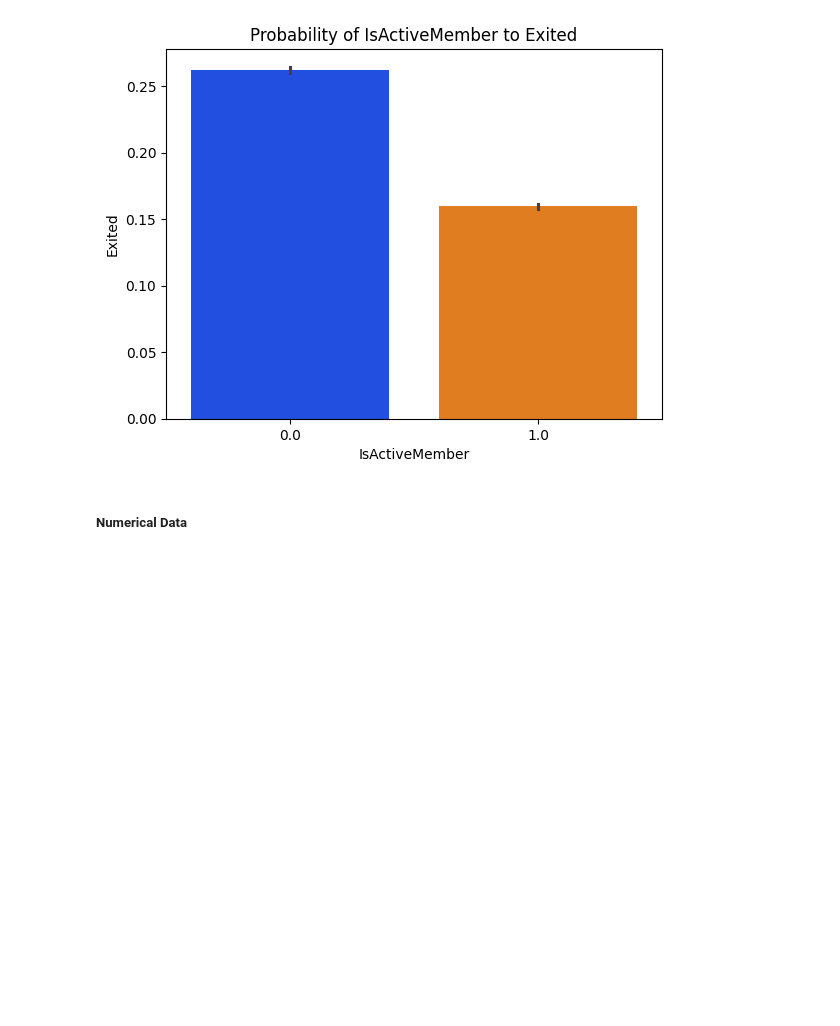
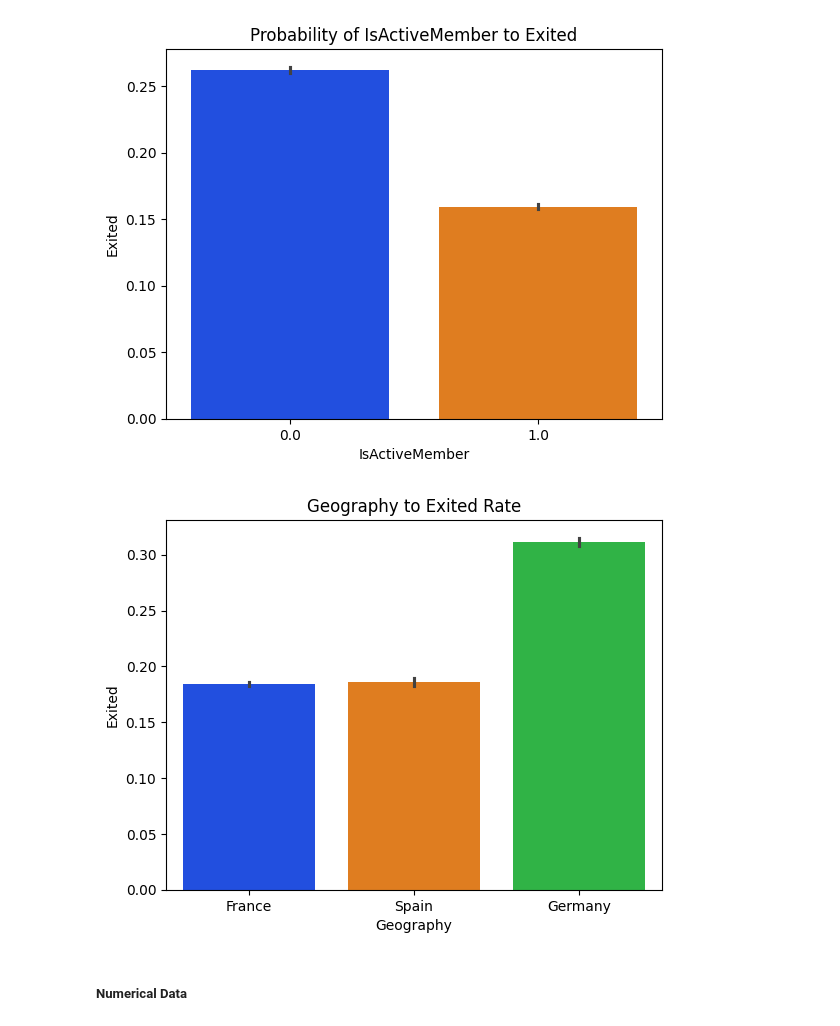
Before and after one commit to MarcusO17/kaggle-comps, a Jupyter notebook: main.ipynb, the cells around one changed output. Saved outputs shown, nothing was run; the diff lists cells and outputs as text; code cells hidden in the pictures; blank space fills up the shorter version.

Commit message:
data preprocessing

```diff
--- a/main.ipynb
+++ b/main.ipynb
@@ -246,6 +250,12 @@ plt.title('Probability of IsActiveMember to Exited')
 plt.show()
 # %% [output]
 [figure]
+# %%
+sns.barplot(data=df,y='Exited',x='Geography',palette='bright')
+plt.title('Geography to Exited Rate')
+plt.show()
+# %% [output]
+[figure, added]
 # %% [markdown]
 ##### Numerical Data
 # %%
```
Also changed, not shown: parts of 7 cells of this notebook.
